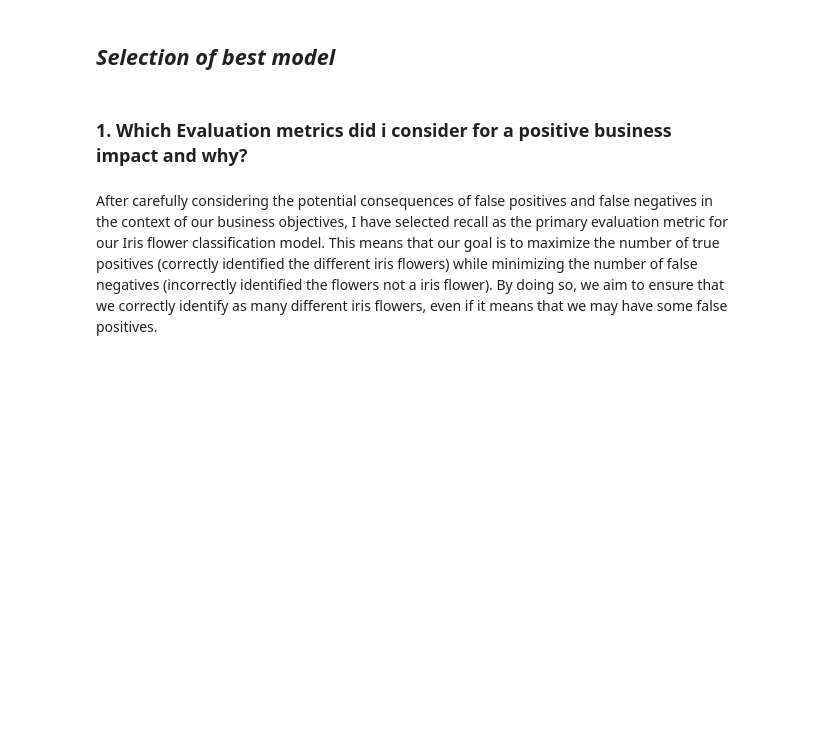
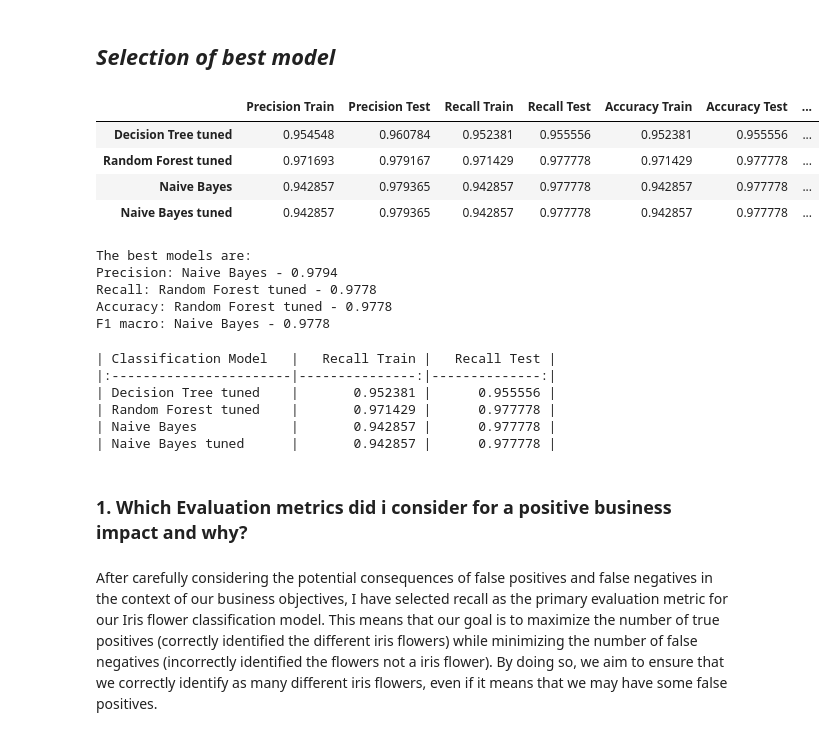
Before and after one commit to Apaulgithub/oibsip_taskno1, a Jupyter notebook: Iris_Flower_Classification.ipynb, the cells around one changed output. Saved outputs shown, nothing was run; the diff lists cells and outputs as text; code cells hidden in the pictures; blank space fills up the shorter version.

```diff
--- a/Iris_Flower_Classification.ipynb
+++ b/Iris_Flower_Classification.ipynb
@@ -848,11 +1377,17 @@ print(score.to_markdown())
 # %%
 # Removing the overfitted models which have precision, recall, f1 scores for train as 1
 score_t = score.transpose()            # taking transpose of the score dataframe to create new difference column
-remove_models = score_t[score_t['Recall Train']>=0.99].index  # creating a list of models which have 1 for train and score_t['Accuracy Train']==1.0 and score_t['Precision Train']==1.0 and score_t['F1 macro Train']==1.0
+remove_models = score_t[score_t['Recall Train']>=0.98].index  # creating a list of models which have 1 for train and score_t['Accuracy Train']==1.0 and score_t['Precision Train']==1.0 and score_t['F1 macro Train']==1.0
 remove_models
 
 adj = score_t.drop(remove_models)                     # creating a new dataframe with required models
 adj
+# %% [output]
+|  | Precision Train | Precision Test | Recall Train | Recall Test | Accuracy Train | Accuracy Test | ... |
+| Decision Tree tuned | 0.954548 | 0.960784 | 0.952381 | 0.955556 | 0.952381 | 0.955556 | ... |
+| Random Forest tuned | 0.971693 | 0.979167 | 0.971429 | 0.977778 | 0.971429 | 0.977778 | ... |
+| Naive Bayes | 0.942857 | 0.979365 | 0.942857 | 0.977778 | 0.942857 | 0.977778 | ... |
+| Naive Bayes tuned | 0.942857 | 0.979365 | 0.942857 | 0.977778 | 0.942857 | 0.977778 | ... |
 # %%
 def select_best_model(df, metrics):
 
@@ -870,15 +1405,28 @@ best_models = select_best_model(adj, metrics)
 print("The best models are:")
 for metric, best_model in best_models.items():
     print(f"{metric}: {best_model} - {adj[metric+' Test'][best_model].round(4)}")
+# %% [output]
+The best models are:
+Precision: Naive Bayes - 0.9794
+Recall: Random Forest tuned - 0.9778
+Accuracy: Random Forest tuned - 0.9778
+F1 macro: Naive Bayes - 0.9778
 # %%
 # Take recall as the primary evaluation metric
 score_smpl = score.transpose()
-remove_overfitting_models = score_smpl[score_smpl['Recall Train']>=0.99].index
+remove_overfitting_models = score_smpl[score_smpl['Recall Train']>=0.98].index
 remove_overfitting_models
 new_score = score_smpl.drop(remove_overfitting_models)
 new_score = new_score.drop(['Precision Train','Precision Test','Accuracy Train','Accuracy Test','F1 macro Train','F1 macro Test'], axis=1)
 new_score.index.name = 'Classification Model'
 print(new_score.to_markdown())
+# %% [output]
+| Classification Model   |   Recall Train |   Recall Test |
+|:-----------------------|---------------:|--------------:|
+| Decision Tree tuned    |       0.952381 |      0.955556 |
+| Random Forest tuned    |       0.971429 |      0.977778 |
+| Naive Bayes            |       0.942857 |      0.977778 |
+| Naive Bayes tuned      |       0.942857 |      0.977778 |
 # %% [markdown]
 ### 1. Which Evaluation metrics did i consider for a positive business impact and why?
 # %% [markdown]
```
Also changed, not shown: parts of 62 cells of this notebook.
